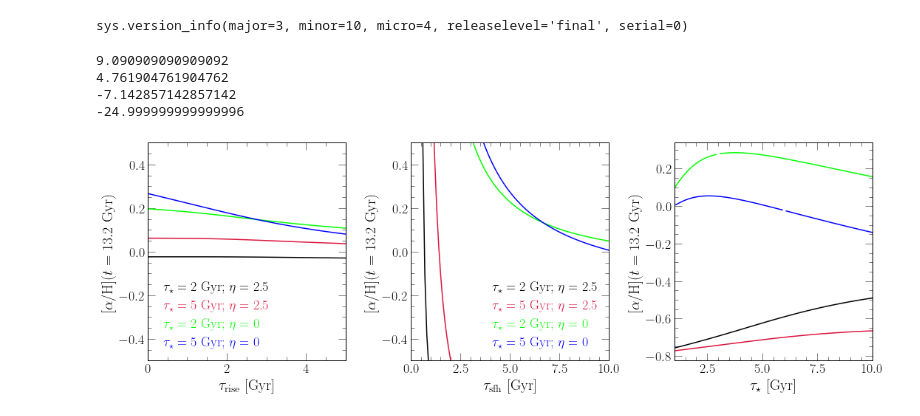
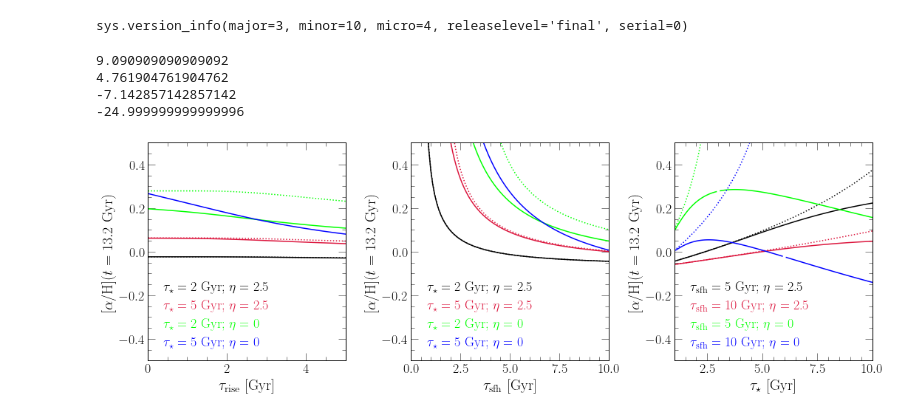
Before and after one commit to giganano/outflows, a Jupyter notebook: notebooks/gradient.ipynb, the cells around one changed output. Cells and saved outputs as stored; diff of their text form; code cells hidden in the pictures.

```diff
--- a/notebooks/gradient.ipynb
+++ b/notebooks/gradient.ipynb
@@ -25,7 +25,7 @@ axes[1].set_xlim([0, 10])
 axes[1].set_ylim([-0.5, 0.5])
 axes[2].set_xlabel(r"$\tau_\star$ [Gyr]")
 axes[2].set_xlim([1, 10])
-# axes[2].set_ylim([-0.5, 0.5])
+axes[2].set_ylim([-0.5, 0.5])
 
 taustar = [2, 5, 2, 5]
 eta = [2.5, 2.5, 0, 0]
@@ -36,6 +36,7 @@ Zalpha = analytic.Zalpha()
 for i in range(len(taustar)):
     xvals = np.linspace(0.01, 5, 100)
     yvals = len(xvals) * [0.]
+    eqs = len(xvals) * [0.]
     Zalpha.taustar = taustar[i]
     Zalpha.eta = eta[i]
     if Zalpha.eta == 0:
@@ -45,11 +46,22 @@ for i in range(len(taustar)):
     for j in range(len(xvals)):
         Zalpha.taurise = xvals[j]
         yvals[j] = np.log10(Zalpha(13.2) / vice.solar_z['o'])
+        kwargs = {
+            "yalpha": Zalpha.y_alpha,
+            "eta": Zalpha.eta,
+            "taurise": Zalpha.taurise,
+            "taustar": Zalpha.taustar,
+            "tausfh": Zalpha.tausfh
+        }
+        eqs[j] = np.log10(zeq(13.2, **kwargs) / vice.solar_z['o'])
     kwargs = {
         "c": named_colors()[colors[i]],
         "label": r"$\tau_\star = %g$ Gyr; $\eta$ = %g" % (Zalpha.taustar, Zalpha.eta)
     }
     axes[0].plot(xvals, yvals, **kwargs)
+    kwargs["label"] = None
+    kwargs["linestyle"] = ":"
+    axes[0].plot(xvals, eqs, **kwargs)
 
 kwargs = {
     "loc": mpl_loc("lower left"),
@@ -63,55 +75,94 @@ Zalpha.taurise = 2
 for i in range(len(taustar)):
     xvals = np.linspace(0.1, 10, 100)
     yvals = len(xvals) * [0.]
+    eqs = len(xvals) * [0.]
     Zalpha.taustar = taustar[i]
     Zalpha.eta = eta[i]
     if Zalpha.eta == 0:
         Zalpha.y_alpha = 0.0029
     elif Zalpha.eta == 2.5:
-        Zalpha.y_alpha = 0.0015
+        Zalpha.y_alpha = 0.015
     for j in range(len(xvals)):
         Zalpha.tausfh = xvals[j]
         yvals[j] = np.log10(Zalpha(13.2) / vice.solar_z['o'])
+        kwargs = {
+            "yalpha": Zalpha.y_alpha,
+            "eta": Zalpha.eta,
+            "taurise": Zalpha.taurise,
+            "taustar": Zalpha.taustar,
+            "tausfh": Zalpha.tausfh
+        }
+        eqs[j] = zeq(13.2, **kwargs)
+        if eqs[j] > 0:
+            eqs[j] = np.log10(eqs[j] / vice.solar_z['o'])
+        else:
+            eqs[j] = float("nan")
     kwargs = {
         "c": named_colors()[colors[i]],
         "label": r"$\tau_\star = %g$ Gyr; $\eta$ = %g" % (Zalpha.taustar, Zalpha.eta)
     }
     axes[1].plot(xvals, yvals, **kwargs)
+    kwargs["label"] = None
+    kwargs["linestyle"] = ":"
+    axes[1].plot(xvals, eqs, **kwargs)
 
 kwargs = {
-    "loc": mpl_loc("lower right"),
+    "loc": mpl_loc("lower left"),
     "handlelength": 0,
     "ncol": 1
 }
 leg = axes[1].legend(**kwargs)
 fancy_legend(leg, colors)
 
 tausfh = [5, 10, 5, 10]
-# Zalpha.tausfh = 6
 for i in range(len(tausfh)):
     xvals = np.linspace(1, 10, 100)
     yvals = len(xvals) * [0.]
+    eqs = len(xvals) * [0.]
     Zalpha.tausfh = tausfh[i]
     Zalpha.eta = eta[i]
     if Zalpha.eta == 0:
         Zalpha.y_alpha = 0.0029
     elif Zalpha.eta == 2.5:
-        Zalpha.y_alpha == 0.015
+        Zalpha.y_alpha = 0.015
     for j in range(len(xvals)):
         Zalpha.taustar = xvals[j]
         yvals[j] = np.log10(Zalpha(13.2) / vice.solar_z['o'])
+        kwargs = {
+            "yalpha": Zalpha.y_alpha,
+            "eta": Zalpha.eta,
+            "taurise": Zalpha.taurise,
+            "taustar": Zalpha.taustar,
+            "tausfh": Zalpha.tausfh
+        }
+        eqs[j] = zeq(13.2, **kwargs)
+        if eqs[j] > 0:
+            eqs[j] = np.log10(eqs[j] / vice.solar_z['o'])
+        else:
+            eqs[j] = float("nan")
     kwargs = {
         "c": named_colors()[colors[i]],
-        "label": r"$\tau_\text{sfh} = %g Gyr; $\eta$ = %g" % (Zalpha.tausfh, Zalpha.eta)
+        "label": r"$\tau_\text{sfh}$ = %g Gyr; $\eta$ = %g" % (Zalpha.tausfh, Zalpha.eta)
     }
     print(Zalpha.harmonic_timescale(Zalpha.taustar / (1 + Zalpha.eta - 0.4), Zalpha.tausfh))
     axes[2].plot(xvals, yvals, **kwargs)
+    kwargs["label"] = None
+    kwargs["linestyle"] = ":"
+    axes[2].plot(xvals, eqs, **kwargs)
+
+kwargs = {
+    "loc": mpl_loc("lower left"),
+    "ncol": 1,
+    "handlelength": 0
+}
+leg = axes[2].legend(**kwargs)
+fancy_legend(leg, colors)
 
 plt.tight_layout()
 plt.show()
 # %% [output]
 9.090909090909092
 4.761904761904762
 -7.142857142857142
 -24.999999999999996
-[figure, old version]
+[figure, new version]
```
Also changed, not shown: parts of 1 cell of this notebook.
